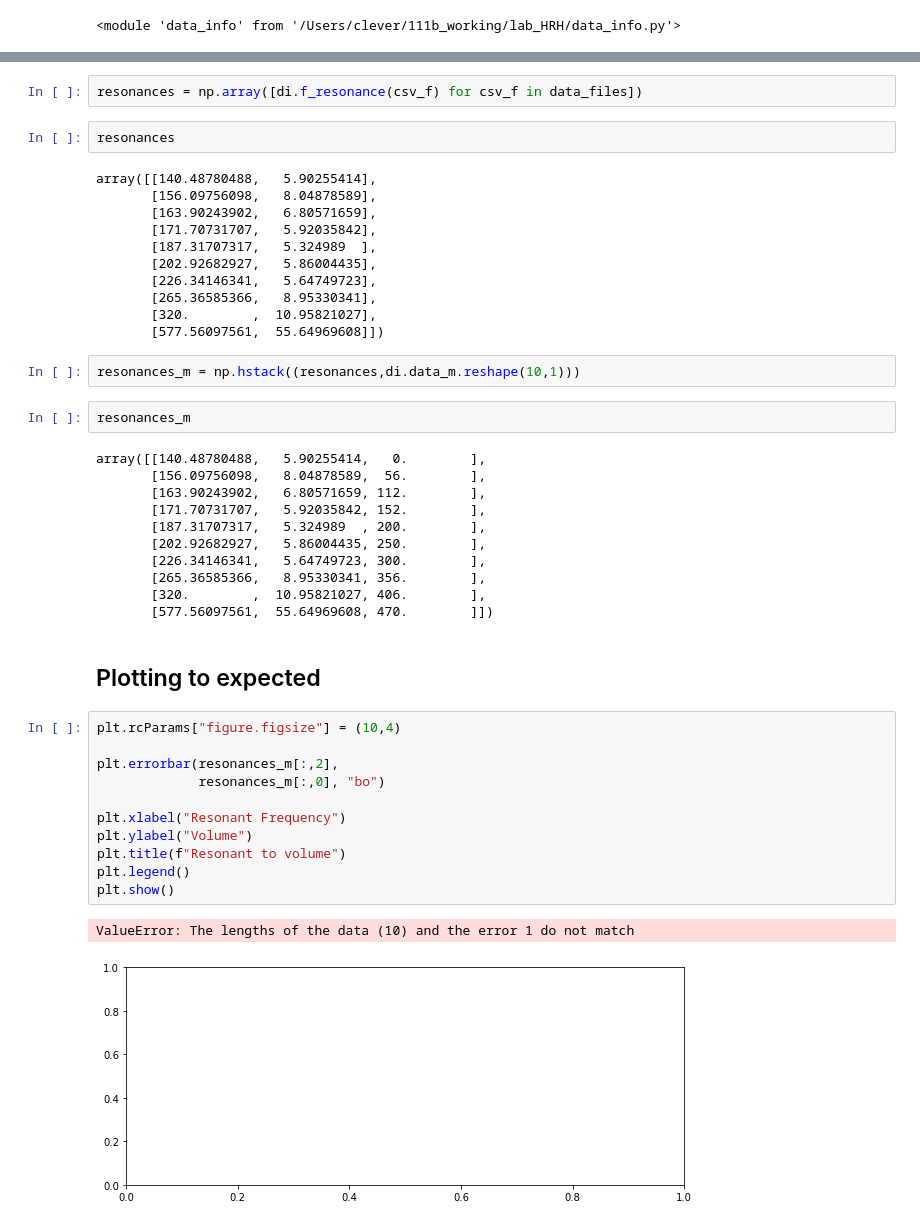
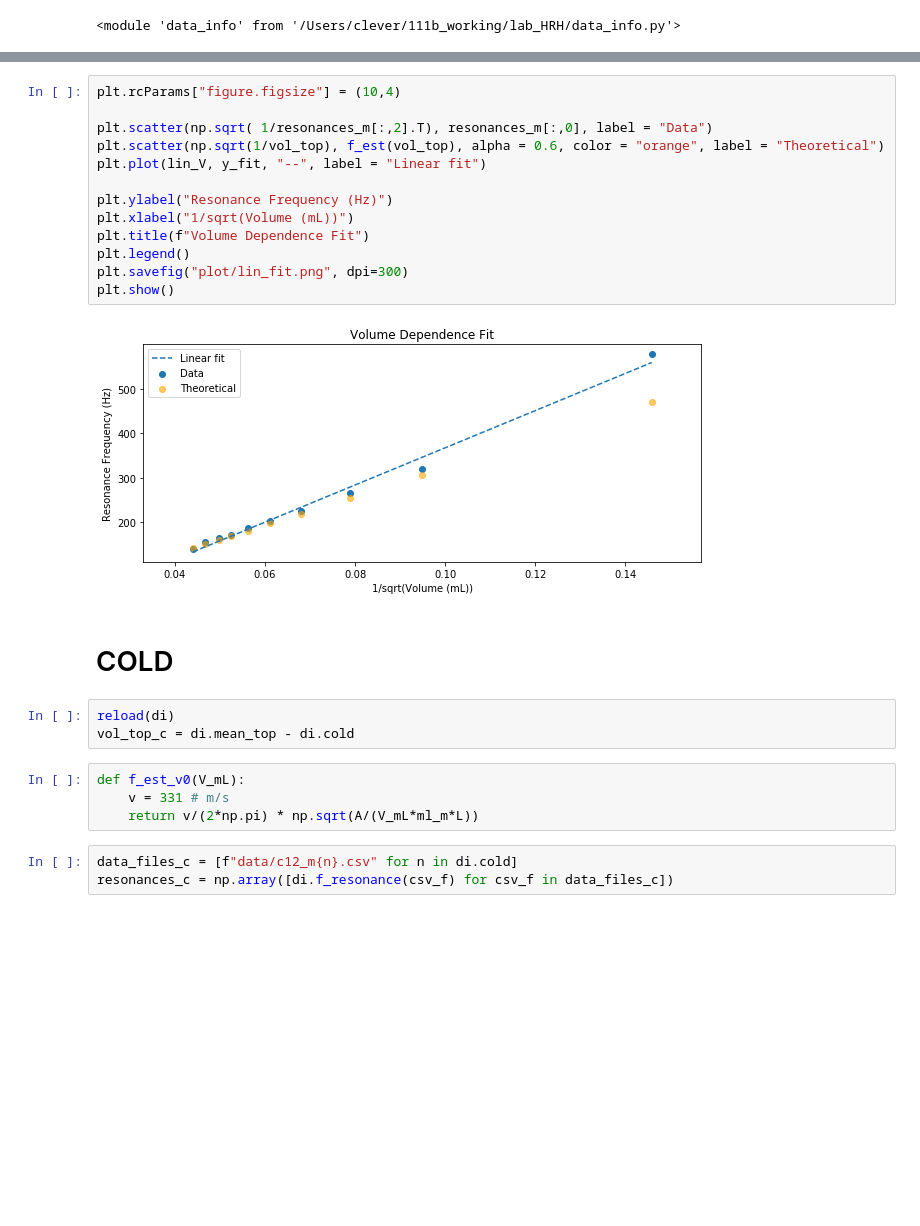
Before and after one commit to edenacadia/lab_HRH, a Jupyter notebook: data_proc.ipynb, the cells around one changed output, grey strips where cells are left out. Saved outputs shown, nothing was run; the diff lists cells and outputs as text; blank space fills up the shorter version.

```diff
--- a/data_proc.ipynb
+++ b/data_proc.ipynb
@@ -25,46 +140,27 @@ data_files = [f"data/b12_m{n}.csv" for n in di.data_m]
+# %%
+plt.rcParams["figure.figsize"] = (10,4)
+
+plt.scatter(np.sqrt( 1/resonances_m[:,2].T), resonances_m[:,0], label = "Data")
+plt.scatter(np.sqrt(1/vol_top), f_est(vol_top), alpha = 0.6, color = "orange", label = "Theoretical")
+plt.plot(lin_V, y_fit, "--", label = "Linear fit")
+
+plt.ylabel("Resonance Frequency (Hz)")
+plt.xlabel("1/sqrt(Volume (mL))")
+plt.title(f"Volume Dependence Fit")
+plt.legend()
+plt.savefig("plot/lin_fit.png", dpi=300)
+plt.show()
+# %% [output]
+[figure, added]
+# %% [markdown]
+# COLD
+# %%
+reload(di)
+vol_top_c = di.mean_top - di.cold
+# %%
+def f_est_v0(V_mL):
+    v = 331 # m/s
+    return v/(2*np.pi) * np.sqrt(A/(V_mL*ml_m*L))
 # %%
-resonances = np.array([di.f_resonance(csv_f) for csv_f in data_files])
+data_files_c = [f"data/c12_m{n}.csv" for n in di.cold]
+resonances_c = np.array([di.f_resonance(csv_f) for csv_f in data_files_c])
-# %%
-resonances
-# %% [output]
-array([[140.48780488,   5.90255414],
-       [156.09756098,   8.04878589],
-       [163.90243902,   6.80571659],
-       [171.70731707,   5.92035842],
-       [187.31707317,   5.324989  ],
-       [202.92682927,   5.86004435],
-       [226.34146341,   5.64749723],
-       [265.36585366,   8.95330341],
-       [320.        ,  10.95821027],
-       [577.56097561,  55.64969608]])
-# %%
-resonances_m = np.hstack((resonances,di.data_m.reshape(10,1)))
-# %%
-resonances_m
-# %% [output]
-array([[140.48780488,   5.90255414,   0.        ],
-       [156.09756098,   8.04878589,  56.        ],
-       [163.90243902,   6.80571659, 112.        ],
-       [171.70731707,   5.92035842, 152.        ],
-       [187.31707317,   5.324989  , 200.        ],
-       [202.92682927,   5.86004435, 250.        ],
-       [226.34146341,   5.64749723, 300.        ],
-       [265.36585366,   8.95330341, 356.        ],
-       [320.        ,  10.95821027, 406.        ],
-       [577.56097561,  55.64969608, 470.        ]])
-# %% [markdown]
-## Plotting to expected
-# %%
-plt.rcParams["figure.figsize"] = (10,4)
-
-plt.errorbar(resonances_m[:,2],
-             resonances_m[:,0], "bo")
-
-plt.xlabel("Resonant Frequency")
-plt.ylabel("Volume")
-plt.title(f"Resonant to volume")
-plt.legend()
-plt.show()
-# %% [output]
-ValueError: The lengths of the data (10) and the error 1 do not match
-[figure, removed]
```
Also changed, not shown: parts of 21 cells of this notebook, 17 other files.
